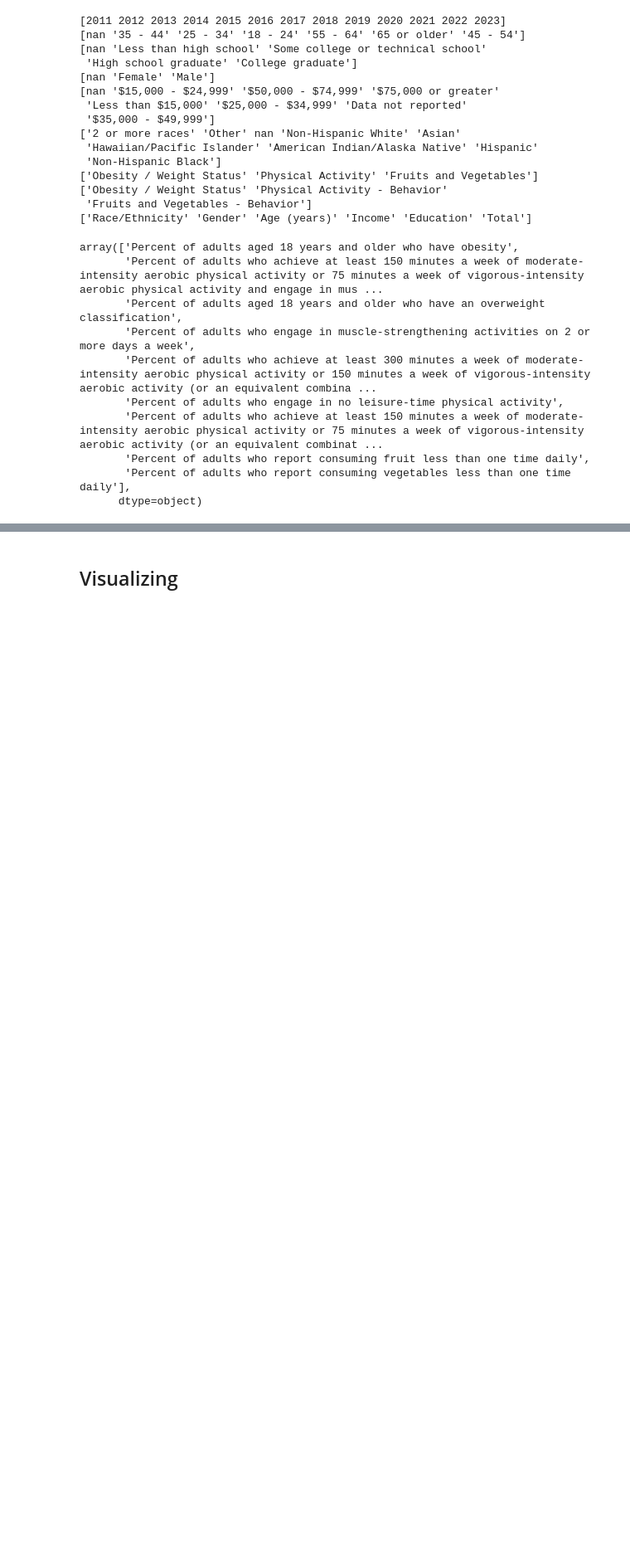
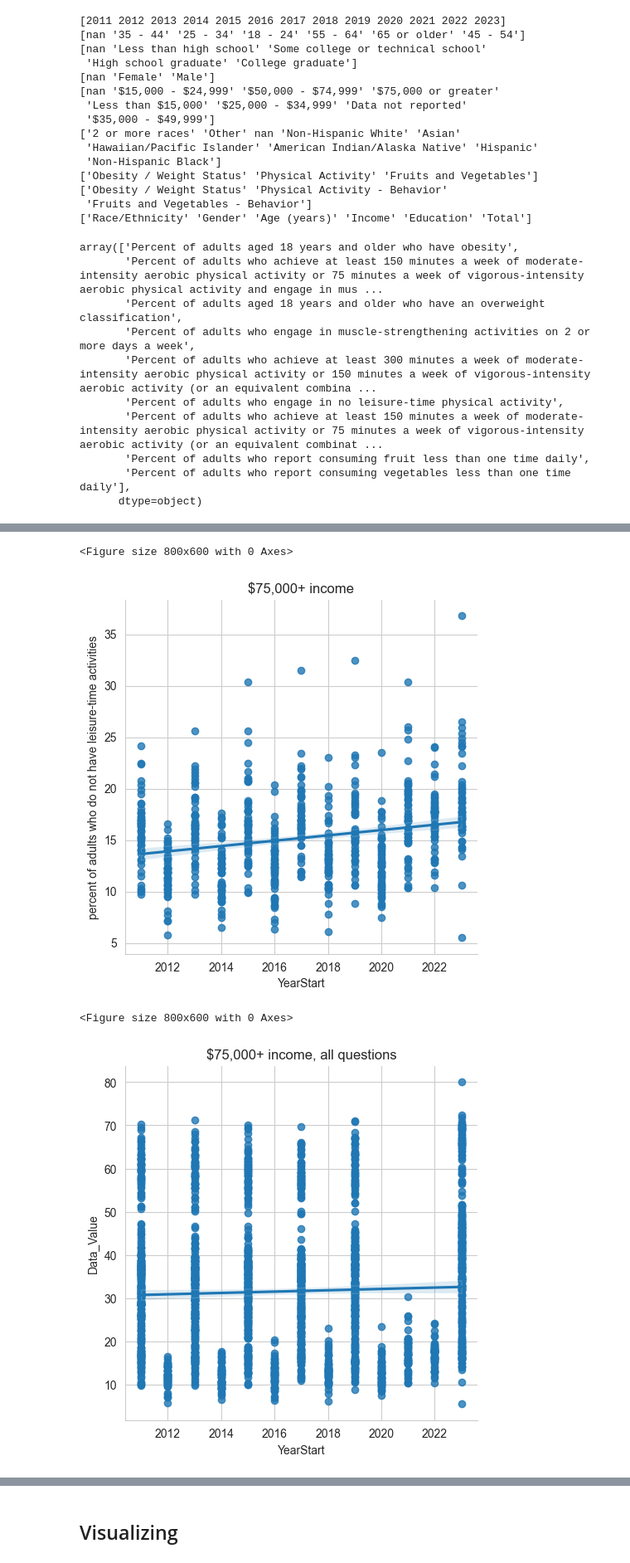
Before and after one commit to INFO-511-F24/final-project-TheOutliers, a Jupyter notebook: Code-Notebooks/Workspace_VSJ.ipynb, the cells around one changed output, grey strips where cells are left out. Shown at 83% size. Cells and saved outputs as stored; diff of their text form; code cells hidden in the pictures; blank space fills up the shorter version.

```diff
--- a/Code-Notebooks/Workspace_VSJ.ipynb
+++ b/Code-Notebooks/Workspace_VSJ.ipynb
@@ -74,0 +233,42 @@ array(['Percent of adults aged 18 years and older who have obesity',
+# %%
+#only look at $75000 range to decipher width...
+
+nutrition_75k = nutrition_noleisuretime[nutrition_noleisuretime['numeric_income']==75]
+
+inc75k = activity_clean[activity_clean['numeric_income']==75]
+
+nutrition_50k = nutrition_noleisuretime[nutrition_noleisuretime['numeric_income']==50]
+
+nutrition_25k = nutrition_noleisuretime[nutrition_noleisuretime['numeric_income']==25]
+
+
+sns.set_style('whitegrid')
+plt.figure(figsize=(8,6))
+
+
+sns.lmplot(data=nutrition_75k , x="YearStart", y="Data_Value")
+plt.title("$75,000+ income")
+plt.ylabel("percent of adults who do not have leisure-time activities")
+plt.show()
+
+
+#
+sns.set_style('whitegrid')
+plt.figure(figsize=(8,6))
+
+
+sns.lmplot(data=inc75k , x="YearStart", y="Data_Value")
+plt.title("$75,000+ income, all questions")
+plt.show()
+#
+
+sns.lmplot(data=nutrition_50k , x="YearStart", y="Data_Value")
+plt.show()
+
+sns.lmplot(data=nutrition_25k , x="YearStart", y="Data_Value")
+plt.show()
+# %% [output]
+<Figure size 800x600 with 0 Axes>
+[figure, added]
+<Figure size 800x600 with 0 Axes>
+[figure, added]
```
Also changed, not shown: parts of 12 cells of this notebook.
